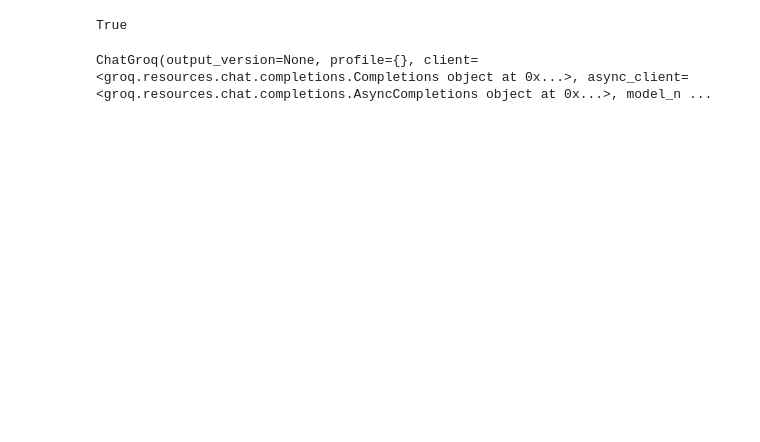
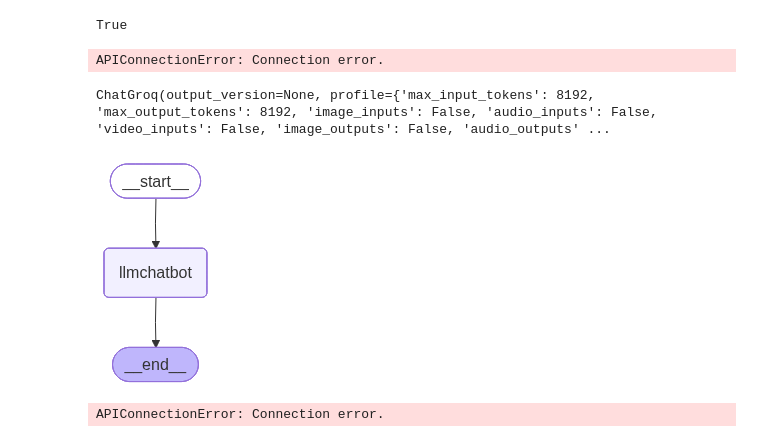
Before and after one commit to gursinghjeet/Agentic-AI---Langgraph, a Jupyter notebook: Basic-Chatbot/1-basicchatbot.ipynb, the cells around one changed output. Drawn from its saved outputs; the diff is of its cells as text; code cells hidden in the pictures; blank space fills up the shorter version.

```diff
--- a/Basic-Chatbot/1-basicchatbot.ipynb
+++ b/Basic-Chatbot/1-basicchatbot.ipynb
@@ -9,6 +9,4 @@ from langgraph.graph import StateGraph, START
 from langgraph.graph.message import add_messages
 # %%
 class State(TypedDict):
-    message:Annotated[list, add_messages]
-
-build_graph = StateGraph(State)
+    messages:Annotated[list, add_messages]
@@ -25,9 +19,52 @@ True
 # %%
 from langchain_groq import ChatGroq
 from langchain.chat_models import init_chat_model
+from langchain_core.messages import HumanMessage
 
-llm=ChatGroq(model="llama-8b-8192")
+llm = ChatGroq(model="llama3-8b-8192")
+
+llm.invoke([HumanMessage(content="Hello")])
+# %% [output]
+APIConnectionError: Connection error.
 # %%
 llm
 # %% [output]
-ChatGroq(output_version=None, profile={}, client=<groq.resources.chat.completions.Completions object at 0x...>, async_client=<groq.resources.chat.completions.AsyncCompletions object at 0x...>, model_n ...
+ChatGroq(output_version=None, profile={'max_input_tokens': 8192, 'max_output_tokens': 8192, 'image_inputs': False, 'audio_inputs': False, 'video_inputs': False, 'image_outputs': False, 'audio_outputs' ...
+# %%
+## Node Functionality
+def chatbot(state: State):
+    return {
+        "messages": [llm.invoke(state["messages"])]
+    }
+# %%
+build_graph = StateGraph(State)
+
+## Adding Node
+build_graph.add_node("llmchatbot", chatbot)
+
+## Ading Start Edge
+build_graph.add_edge(START, "llmchatbot")
+## Ading End Edge
+build_graph.add_edge("llmchatbot", END)
+
+## Compiling Graph
+graph = build_graph.compile()
+# %%
+## Visualization of Graph
+from IPython.display import Image, display
+
+try:
+    display(Image(graph.get_graph().draw_mermaid_png()))
+except Exception:
+    pass
+# %% [output]
+[figure, added]
+# %%
+
+from langchain_core.messages import HumanMessage
+
+respone = graph.invoke({
+    "messages": [HumanMessage(content="Hi")]
+})
+# %% [output]
+APIConnectionError: Connection error.
```
Also changed, not shown: parts of 2 cells of this notebook.
